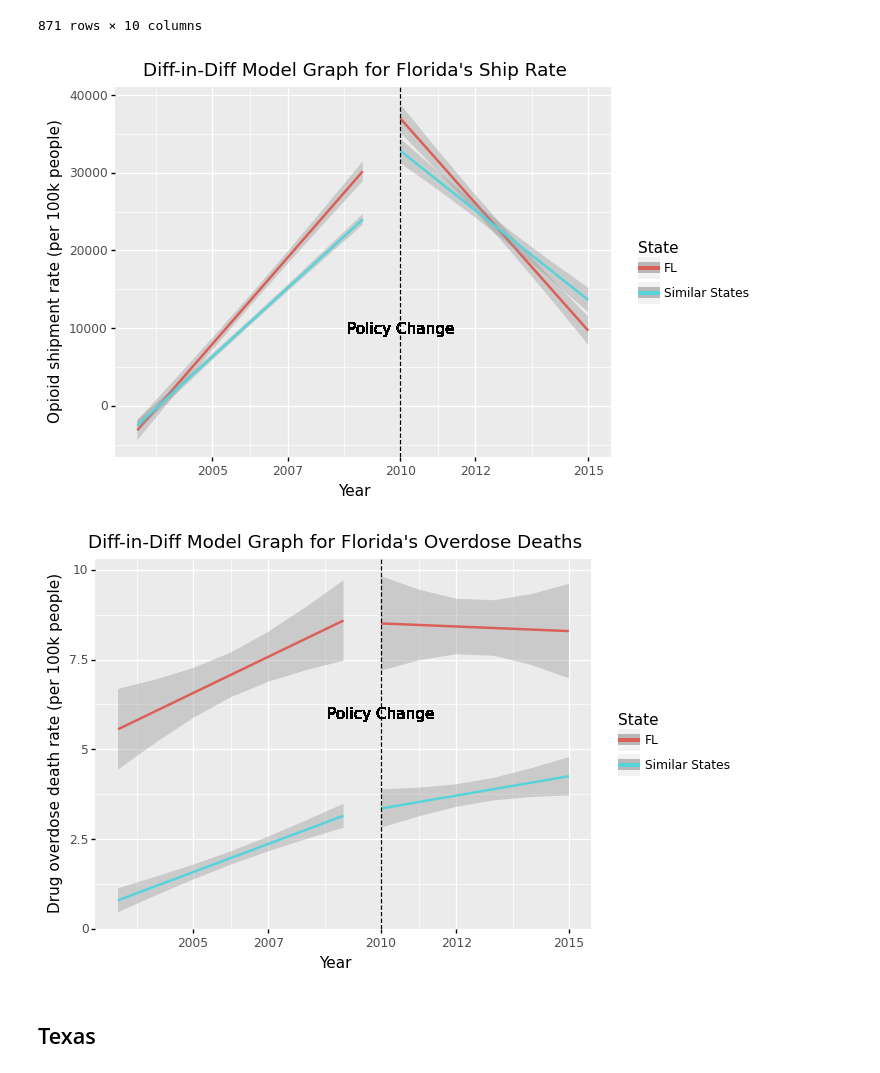
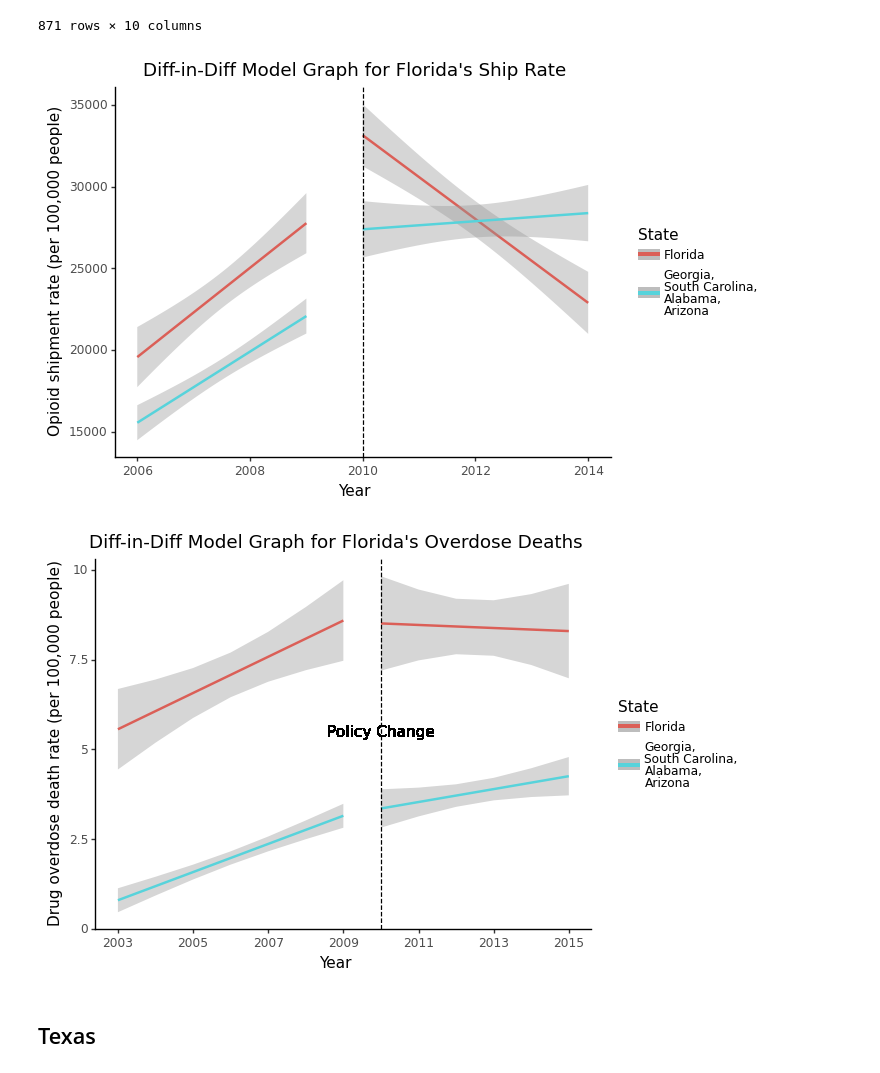
Before and after one commit to Yer1k/opioid_causal_inference, a Jupyter notebook: 10_code/diff-in-diff_analysis.ipynb, the cells around one changed output. Saved outputs shown, nothing was run; the diff lists cells and outputs as text; code cells hidden in the pictures.

```diff
--- a/10_code/diff-in-diff_analysis.ipynb
+++ b/10_code/diff-in-diff_analysis.ipynb
@@ -78,7 +78,9 @@ florida_df.loc[florida_df["state"] == "GA"]
 | 4757 | WORTH COUNTY, GA | GA | 2015 | 13321 | 133212015 | 0.0 | 0.0 | 21679 | 0.0 | ... |
 2067 rows × 10 columns
 # %%
-florida_df["state"] = florida_df["state"].replace(dict.fromkeys(states_florida, 'Similar States'))
+florida_df["state"] = florida_df["state"].replace(
+    dict.fromkeys(states_florida, "Similar States")
+)
 florida_df.loc[florida_df["state"] == "FL"]
 # %% [output]
 |  | county_name | state | year | fips | merge_key | drug_deaths | drug_quantity | population | death_rate | ... |
@@ -97,55 +99,58 @@ florida_df.loc[florida_df["state"] == "FL"]
 # %%
 florida_shiprate = (
     ggplot(
         florida_df,
         aes(x="year", y="ship_rate", color="state"),
     )
-    + geom_smooth(
-        method="lm", data=florida_df[florida_df["year"] < 2010], level=0.9
-    )
-    + geom_smooth(
-        method="lm", data=florida_df[florida_df["year"] >= 2010], level=0.9
-    )
-    + scale_x_continuous(breaks = [2002, 2005, 2007, 2010, 2012, 2015])
+    + geom_smooth(method="lm", data=florida_df[florida_df["year"] < 2010], level=0.9)
+    + geom_smooth(method="lm", data=florida_df[florida_df["year"] >= 2010], level=0.9)
+    # + scale_x_continuous(breaks=[2002, 2005, 2007, 2010, 2012, 2015])
     + geom_vline(xintercept=2010, linetype="dashed")
+    + theme_classic()
     + geom_text(x=2010, y=10000, label="Policy Change", color="black")
     + labs(
         title="Diff-in-Diff Model Graph for Florida's Ship Rate",
-        y="Opioid shipment rate (per 100k people)",
+        y="Opioid shipment rate (per 100,000 people)",
         x="Year",
         color="State",
     )
     + theme(legend_position="right")
+    + xlim(2006, 2014)
+    + scale_color_discrete(
+        labels=["Florida", f"Georgia,\nSouth Carolina,\nAlabama,\nArizona"]
+    )
 )
 print(florida_shiprate)
 # %% [output]
-[figure, old version]
+[figure, new version]
 # %%
 florida_deaths = (
     ggplot(
         florida_df,
         aes(x="year", y="death_rate", color="state"),
     )
-    + geom_smooth(
-        method="lm", data=florida_df[florida_df["year"] < 2010], level=0.9
-    )
-    + geom_smooth(
-        method="lm", data=florida_df[florida_df["year"] >= 2010], level=0.9
-    )
-    + scale_x_continuous(breaks = [2002, 2005, 2007, 2010, 2012, 2015])
+    + geom_smooth(method="lm", data=florida_df[florida_df["year"] < 2010], level=0.9)
+    + geom_smooth(method="lm", data=florida_df[florida_df["year"] >= 2010], level=0.9)
+    + scale_x_continuous(breaks=[2003, 2005, 2007, 2009, 2011, 2013, 2015])
     + geom_vline(xintercept=2010, linetype="dashed")
-    + geom_text(x=2010, y=6, label="Policy Change", color="black")
+    + geom_text(x=2010, y=5.5, label="Policy Change", color="black")
+    + theme_classic()
     + labs(
         title="Diff-in-Diff Model Graph for Florida's Overdose Deaths",
-        y="Drug overdose death rate (per 100k people)",
+        y="Drug overdose death rate (per 100,000 people)",
         x="Year",
         color="State",
     )
     + theme(legend_position="right")
+    # + xlim(2003, 2015)
+    + scale_color_discrete(
+        labels=["Florida", f"Georgia,\nSouth Carolina,\nAlabama,\nArizona"]
+    )
+    # + scale_color_continuous(values=["#EA738DFF", "#89ABE3FF"])
 )
 print(florida_deaths)
 # %% [output]
-[figure, old version]
+[figure, new version]
 # %% [markdown]
 ## Texas
 # %%
```
Also changed, not shown: parts of 7 cells of this notebook.
